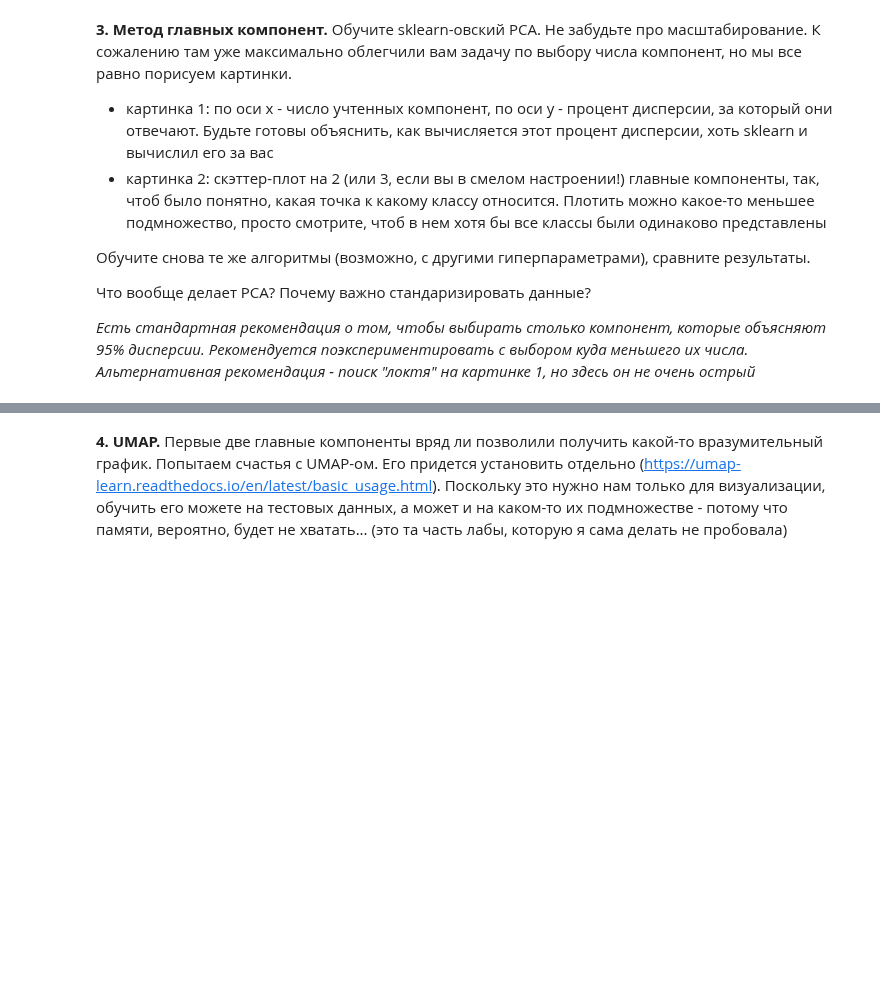
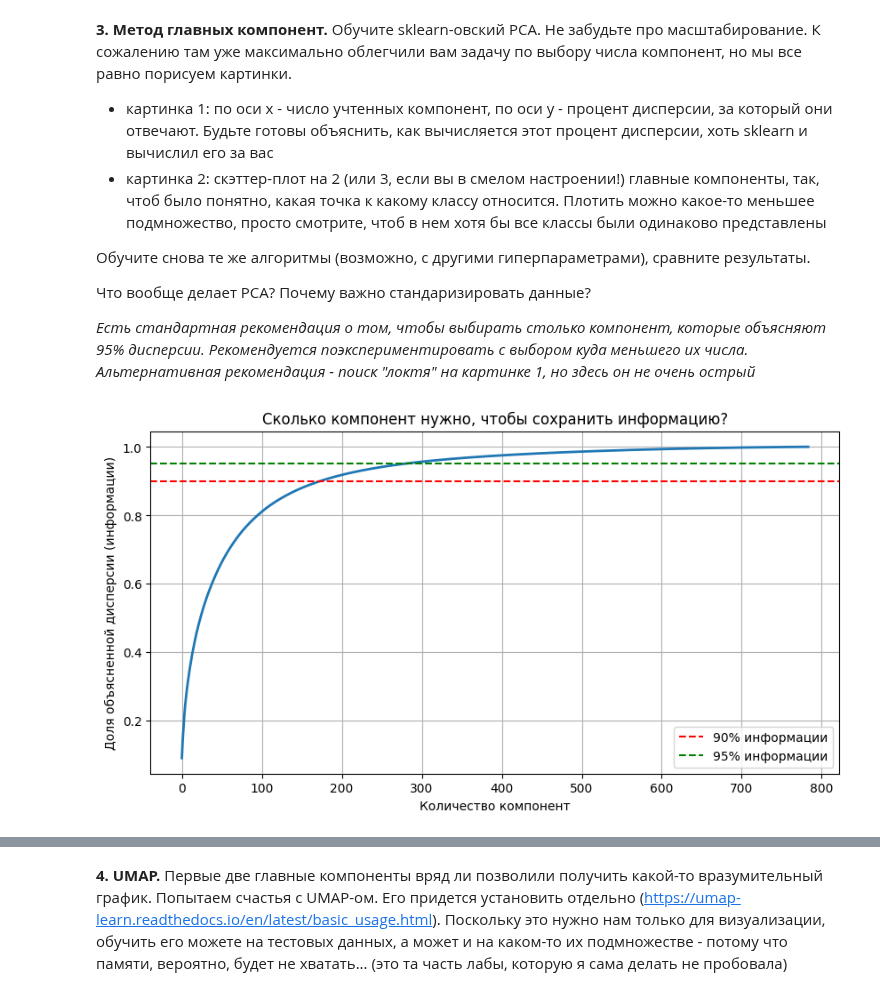
Before and after one commit to UladzislauShuman/university_homework, a Jupyter notebook: famcs_homework/ML/lab5/LB5_template.ipynb, the cells around one changed output, grey strips where cells are left out. Drawn from its saved outputs; the diff is of its cells as text; code cells hidden in the pictures; blank space fills up the shorter version.

```diff
--- a/famcs_homework/ML/lab5/LB5_template.ipynb
+++ b/famcs_homework/ML/lab5/LB5_template.ipynb
@@ -303,3 +303,90 @@ KNN сравнивает картинку целиком, а Лес задает
 Что вообще делает PCA? Почему важно стандаризировать данные?
 
 *Есть стандартная рекомендация о том, чтобы выбирать столько компонент, которые объясняют 95% дисперсии. Рекомендуется поэкспериментировать с выбором куда меньшего их числа. Альтернативная рекомендация - поиск "локтя" на картинке 1, но здесь он не очень острый*
+# %%
+# --- ИМПОРТЫ ---
+from sklearn.decomposition import PCA # Сам алгоритм PCA
+from sklearn.preprocessing import StandardScaler # Инструмент для масштабирования (Стандартизация)
+
+# --- 1. СТАНДАРТИЗАЦИЯ (ОБЯЗАТЕЛЬНО!) ---
+# PCA работает с дисперсией (разбросом). Если данные не отмасштабировать,
+# пиксели с большей яркостью будут "перетягивать одеяло на себя".
+
+scaler = StandardScaler()
+
+# Учимся масштабировать на train и сразу применяем
+x_train_scaled = scaler.fit_transform(x_train_flat)
+# Применяем то же масштабирование к test (но не учимся на нем!)
+x_test_scaled = scaler.transform(x_test_flat)
+
+# --- 2. ОБУЧЕНИЕ PCA И ГРАФИК ДИСПЕРСИИ ---
+
+# Создаем PCA. Пока не ограничиваем число компонент (берем все 784),
+# чтобы посмотреть график.
+pca_full = PCA().fit(x_train_scaled)
+
+# explained_variance_ratio_ показывает, какой % информации несет каждая компонента.
+# cumsum делает накопительную сумму: (1-я), (1-я + 2-я), (1-я + 2-я + 3-я)...
+cumulative_variance = np.cumsum(pca_full.explained_variance_ratio_)
+
+# Рисуем Картинку 1: График дисперсии
+plt.figure(figsize=(10, 5))
+plt.plot(cumulative_variance, linewidth=2)
+plt.grid(True)
+plt.xlabel('Количество компонент')
+plt.ylabel('Доля объясненной дисперсии (информации)')
+plt.title('Сколько компонент нужно, чтобы сохранить информацию?')
+
+# Рисуем линию уровня 90% и 95%, чтобы найти "локоть" или нужную точку
+plt.axhline(y=0.90, color='r', linestyle='--', label='90% информации')
+plt.axhline(y=0.95, color='g', linestyle='--', label='95% информации')
+plt.legend()
+plt.show()
+
+# --- 3. ВИЗУАЛИЗАЦИЯ В 2D (SCATTER PLOT) ---
+
+# Теперь сожмем данные до 2 измерений, чтобы нарисовать их на плоскости
+pca_2d = PCA(n_components=2)
+x_train_2d = pca_2d.fit_transform(x_train_scaled)
+
+# Рисуем Картинку 2
+plt.figure(figsize=(12, 8))
+# scatter рисует точки. c=y_train раскрашивает их в цвета классов
+scatter = plt.scatter(x_train_2d[:, 0], x_train_2d[:, 1], c=y_train, cmap='tab10', alpha=0.5, s=1)
+plt.colorbar(scatter, label='Классы (Цифры)')
+plt.title('KMNIST в пространстве 2 главных компонент')
+plt.xlabel('Главная компонента 1')
+plt.ylabel('Главная компонента 2')
+plt.show()
+
+# --- 4. ПОВТОРНОЕ ОБУЧЕНИЕ МОДЕЛЕЙ ---
+
+# В задании сказано: "Обучите снова те же алгоритмы".
+# Обычно берут столько компонент, чтобы сохранить 95% дисперсии.
+# В sklearn можно просто написать n_components=0.95 (дробное число = проценты)
+
+print("\n--- Обучение на сжатых данных (PCA 95%) ---")
+
+pca_95 = PCA(n_components=0.95)
+x_train_pca = pca_95.fit_transform(x_train_scaled)
+x_test_pca = pca_95.transform(x_test_scaled)
+
+print(f"Исходное число признаков: {x_train_flat.shape[1]}")
+print(f"После сжатия (95% инфо): {x_train_pca.shape[1]}")
+# Обрати внимание, насколько уменьшилось число! Было 784, станет около 150-200.
+
+# Снова запускаем наши модели
+models = {
+    "KNN (PCA)": KNeighborsClassifier(n_neighbors=5), # Можно вернуть 5 или 1
+    "Random Forest (PCA)": RandomForestClassifier(n_estimators=50, random_state=42),
+    "LDA (PCA)": LinearDiscriminantAnalysis()
+}
+
+for name, model in models.items():
+    print(f"\nМодель: {name}")
+    model.fit(x_train_pca, y_train)
+    y_pred = model.predict(x_test_pca)
+    acc = accuracy_score(y_test, y_pred)
+    print(f"Точность: {acc:.4f}")
+# %% [output]
+[figure, added]
```
Also changed, not shown: parts of 2 cells of this notebook, 2 other files.
